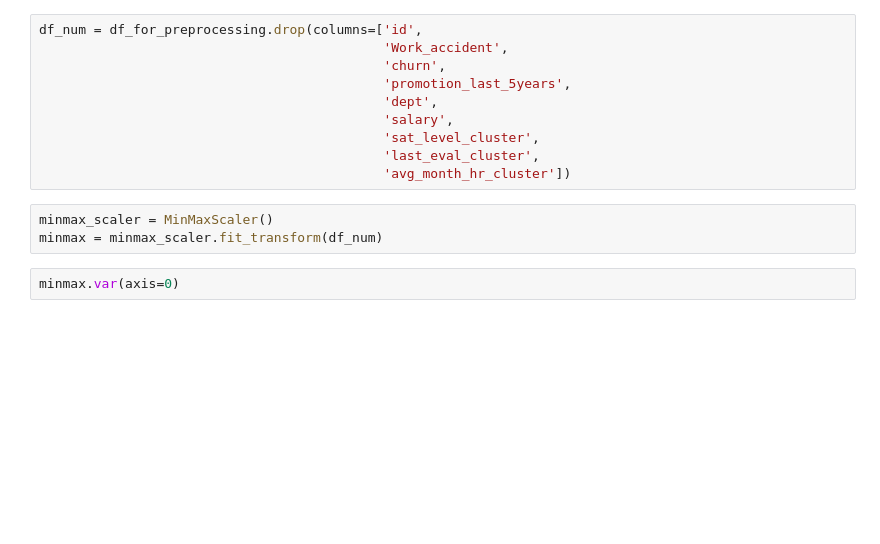
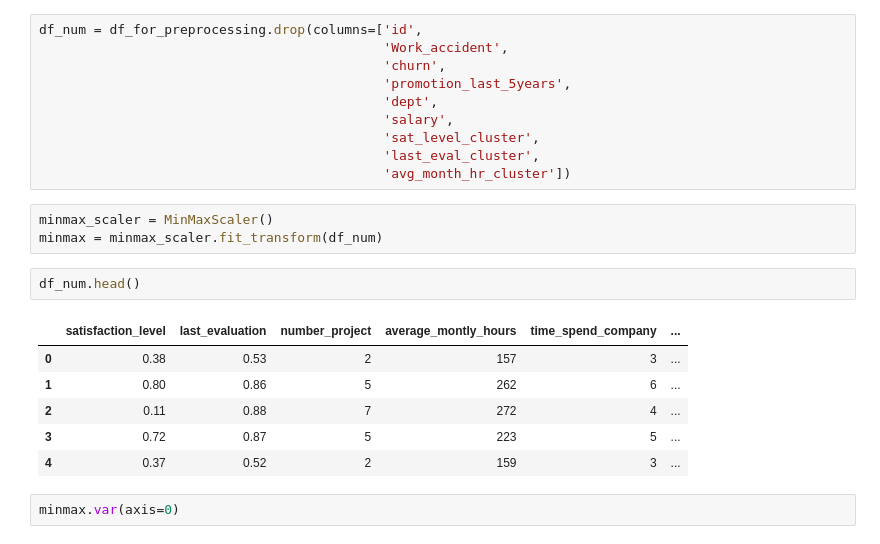
Before and after one commit to georgethoraninh/hr_churn, a Jupyter notebook: feature_eng.ipynb, the cells around one changed output. Cells and saved outputs as stored; diff of their text form; blank space fills up the shorter version.

```diff
--- a/feature_eng.ipynb
+++ b/feature_eng.ipynb
@@ -349,6 +349,15 @@ df_num = df_for_preprocessing.drop(columns=['id',
 # %%
 minmax_scaler = MinMaxScaler()
 minmax = minmax_scaler.fit_transform(df_num)
+# %%
+df_num.head()
+# %% [output]
+|  | satisfaction_level | last_evaluation | number_project | average_montly_hours | time_spend_company | ... |
+| 0 | 0.38 | 0.53 | 2 | 157 | 3 | ... |
+| 1 | 0.80 | 0.86 | 5 | 262 | 6 | ... |
+| 2 | 0.11 | 0.88 | 7 | 272 | 4 | ... |
+| 3 | 0.72 | 0.87 | 5 | 223 | 5 | ... |
+| 4 | 0.37 | 0.52 | 2 | 159 | 3 | ... |
 # %%
 minmax.var(axis=0)
 # %% [output]
```
